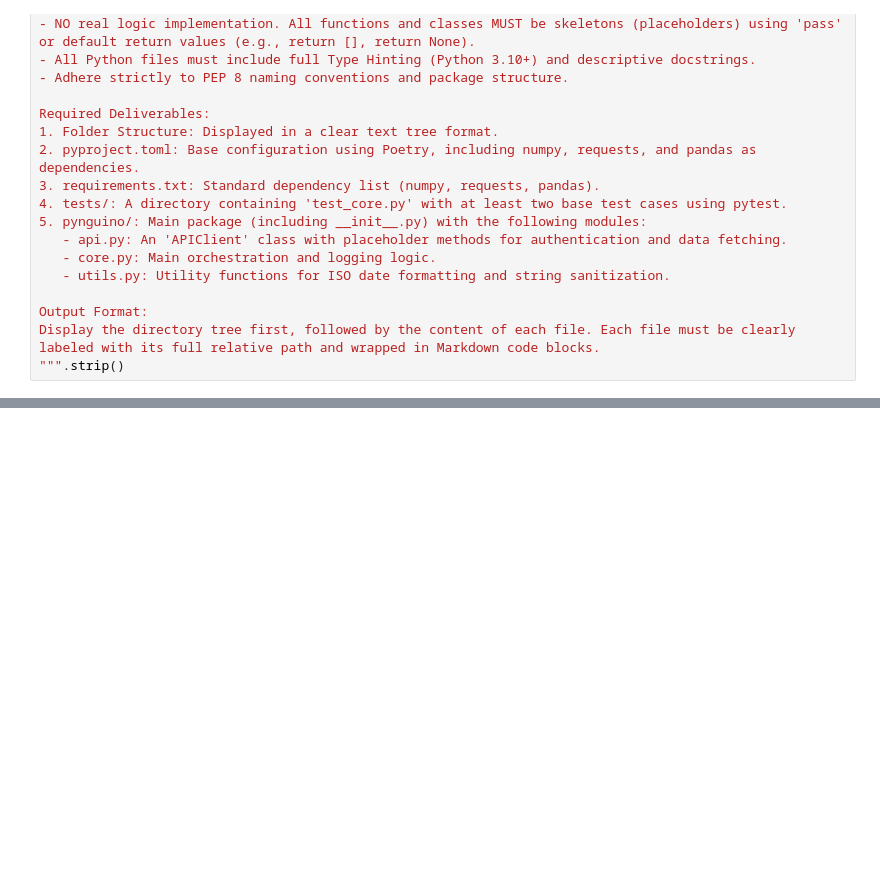
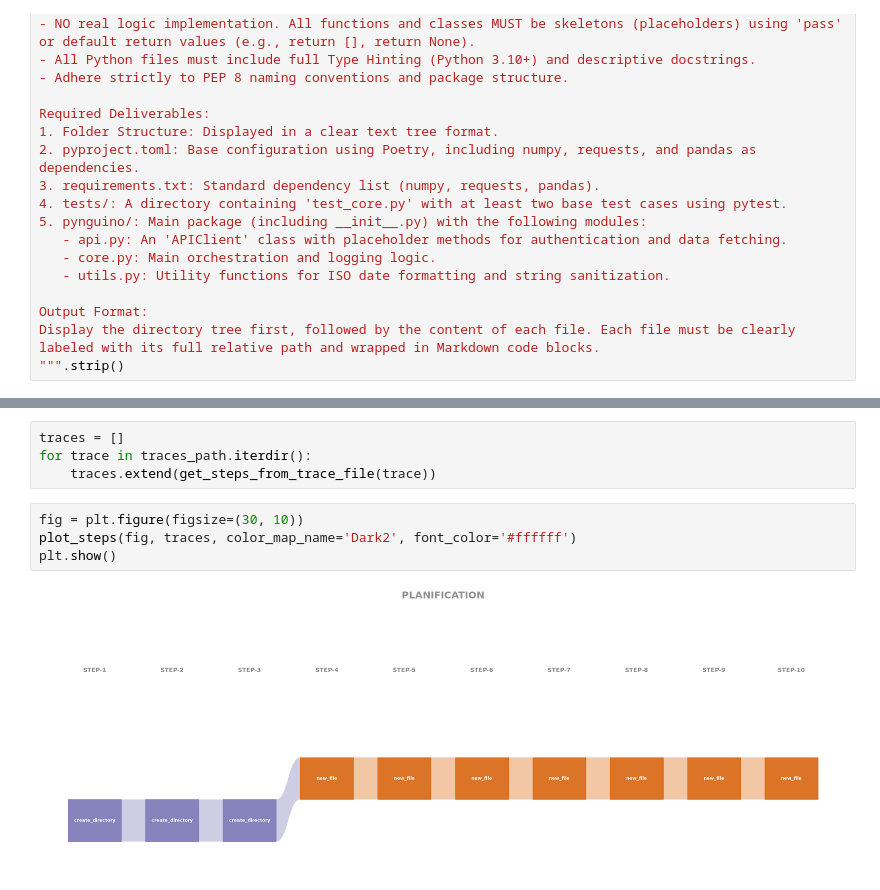
Before and after one commit to dunderlab/deer-agent-framework, a Jupyter notebook: notebooks/plot_trace.ipynb, the cells around one changed output, grey strips where cells are left out. Drawn from its saved outputs; the diff is of its cells as text; blank space fills up the shorter version.

Commit message:
Update plot_trace.ipynb to implement trace plotting logic

```diff
--- a/notebooks/plot_trace.ipynb
+++ b/notebooks/plot_trace.ipynb
@@ -34,0 +43,10 @@ runner.run_goal(PROMPT, repetitions=3)
+# %%
+traces = []
+for trace in traces_path.iterdir():
+    traces.extend(get_steps_from_trace_file(trace))
+# %%
+fig = plt.figure(figsize=(30, 10))
+plot_steps(fig, traces, color_map_name='Dark2', font_color='#ffffff')
+plt.show()
+# %% [output]
+[figure, added]
```
Also changed, not shown: parts of 4 cells of this notebook.
